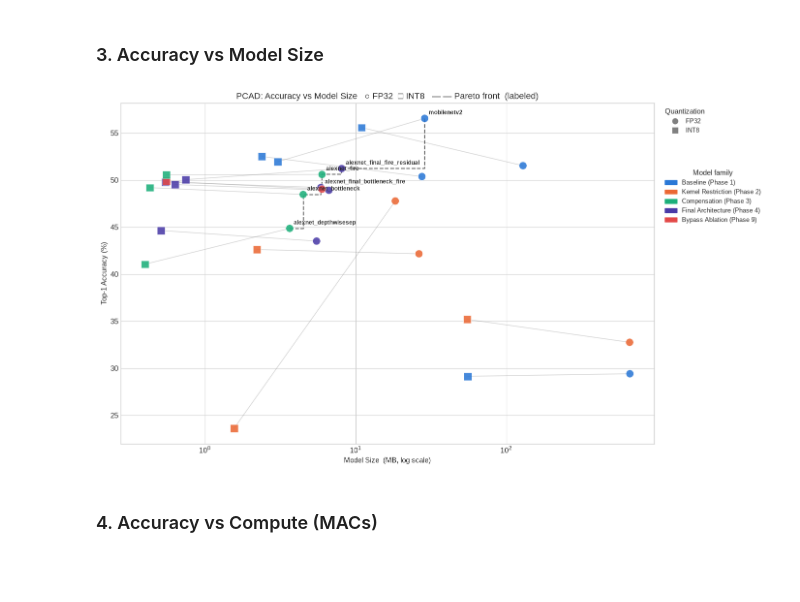
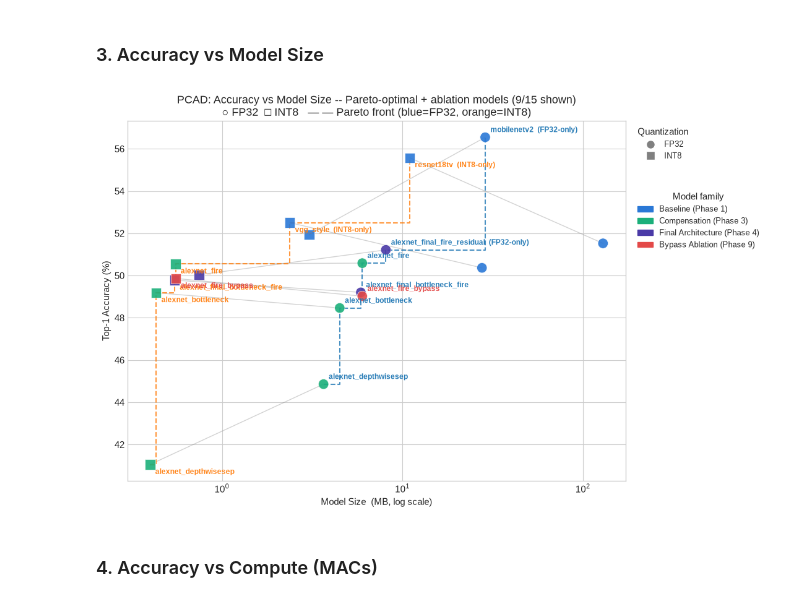
Before and after one commit to RafaelSdeS/dnn_study, a Jupyter notebook: notebooks/phase_9_pcad_bypass_ablation_analysis/phase9_ablation_analysis.ipynb, the cells around one changed output. Drawn from its saved outputs; the diff is of its cells as text; code cells hidden in the pictures; blank space fills up the shorter version.

```diff
--- a/notebooks/phase_9_pcad_bypass_ablation_analysis/phase9_ablation_analysis.ipynb
+++ b/notebooks/phase_9_pcad_bypass_ablation_analysis/phase9_ablation_analysis.ipynb
@@ -307,13 +307,30 @@ def pareto_front_mask(xs, ys):
 
 
 if not df_data.empty and all(c in df_data.columns for c in ["fp32_top1", "fp32_size_mb"]):
-    df_fp32 = df_data[df_data["fp32_top1"].notna() & df_data["fp32_size_mb"].notna()].copy()
-    df_int8 = df_data[df_data["int8_top1"].notna() & df_data["int8_size_mb"].notna()].copy()
+    df_fp32_all = df_data[df_data["fp32_top1"].notna() & df_data["fp32_size_mb"].notna()].copy()
+    df_int8_all = df_data[df_data["int8_top1"].notna() & df_data["int8_size_mb"].notna()].copy()
 
-    fig, ax = plt.subplots(figsize=(14, 8))
+    # FP32 and INT8 compress very differently (e.g. resnet18tv/vgg_style only
+    # lead post-quantization) -- so compute the two Pareto fronts separately.
+    fp32_pf_names, int8_pf_names = set(), set()
+    if len(df_fp32_all) >= 2:
+        mask = pareto_front_mask(df_fp32_all["fp32_size_mb"].values, df_fp32_all["fp32_top1"].values)
+        fp32_pf_names = set(df_fp32_all.loc[mask, "model_name"])
+    if len(df_int8_all) >= 2:
+        mask = pareto_front_mask(df_int8_all["int8_size_mb"].values, df_int8_all["int8_top1"].values)
+        int8_pf_names = set(df_int8_all.loc[mask, "model_name"])
 
-    # FP32 → INT8 connector lines
-    for fp32_idx, fp32_row in df_fp32.iterrows():
+    # Declutter: keep models Pareto-optimal in FP32 or INT8, plus the Phase 9
+    # bypass-ablation models regardless of dominance -- they're this notebook's subject.
+    ablation_names = set(df_data.loc[df_data["model_name"].map(model_category) == "ablation", "model_name"])
+    keep_names = fp32_pf_names | int8_pf_names | ablation_names
+    df_fp32 = df_fp32_all[df_fp32_all["model_name"].isin(keep_names)].copy()
+    df_int8 = df_int8_all[df_int8_all["model_name"].isin(keep_names)].copy()
+
+    fig, ax = plt.subplots(figsize=(11, 7))
+
+    # FP32 -> INT8 connector lines
+    for _, fp32_row in df_fp32.iterrows():
         int8_match = df_int8[df_int8["model_name"] == fp32_row["model_name"]]
         if not int8_match.empty:
             int8_row = int8_match.iloc[0]
@@ -321,49 +338,74 @@ if not df_data.empty and all(c in df_data.columns for c in ["fp32_top1", "fp32_s
                    [fp32_row["fp32_top1"], int8_row["int8_top1"]],
                    color="gray", lw=1, alpha=0.35, zorder=1)
 
-    # FP32 scatter (circles), INT8 scatter (squares) — both colored by model family
+    # FP32 scatter (circles), INT8 scatter (squares) -- colored by model family
     ax.scatter(df_fp32["fp32_size_mb"], df_fp32["fp32_top1"],
-               c=category_colors_for(df_fp32["model_name"]), marker="o", s=130,
-               zorder=3, edgecolors="white", lw=0.5, alpha=0.87)
+               c=category_colors_for(df_fp32["model_name"]), marker="o", s=140,
+               zorder=3, edgecolors="white", lw=0.5, alpha=0.9)
 
     if not df_int8.empty:
         ax.scatter(df_int8["int8_size_mb"], df_int8["int8_top1"],
-                   c=category_colors_for(df_int8["model_name"]), marker="s", s=130,
-                   zorder=3, edgecolors="white", lw=0.5, alpha=0.87)
+                   c=category_colors_for(df_int8["model_name"]), marker="s", s=140,
+                   zorder=3, edgecolors="white", lw=0.5, alpha=0.9)
 
-    # Pareto front (FP32) — and the only points we label, to keep the chart readable
-    if len(df_fp32) >= 2:
-        pf_mask = pareto_front_mask(df_fp32["fp32_size_mb"].values, df_fp32["fp32_top1"].values)
-        pf = df_fp32[pf_mask].sort_values("fp32_size_mb")
+    # FP32 Pareto front (blue dashed step) -- tag points that drop off the INT8 front
+    if len(fp32_pf_names) >= 2:
+        pf = df_fp32[df_fp32["model_name"].isin(fp32_pf_names)].sort_values("fp32_size_mb")
         ax.step(pf["fp32_size_mb"], pf["fp32_top1"], where="post",
-                color="black", lw=1.5, ls="--", alpha=0.6, zorder=2)
+                color=COLORS["fp32"], lw=1.5, ls="--", alpha=0.8, zorder=2)
         for _, row in pf.iterrows():
-            ax.annotate(row["model_name"], (row["fp32_size_mb"], row["fp32_top1"]),
+            tag = "" if row["model_name"] in int8_pf_names else "  (FP32-only)"
+            ax.annotate(row["model_name"] + tag, (row["fp32_size_mb"], row["fp32_top1"]),
                         xytext=(6, 6), textcoords="offset points", fontsize=8.5,
-                        fontweight="bold", alpha=0.9)
+                        fontweight="bold", color=COLORS["fp32"], alpha=0.95)
+
+    # INT8 Pareto front (orange dashed step) -- tag points that drop off the FP32 front
+    if len(int8_pf_names) >= 2:
+        pf = df_int8[df_int8["model_name"].isin(int8_pf_names)].sort_values("int8_size_mb")
+        ax.step(pf["int8_size_mb"], pf["int8_top1"], where="post",
+                color=COLORS["int8"], lw=1.5, ls="--", alpha=0.8, zorder=2)
+        for _, row in pf.iterrows():
+            tag = "" if row["model_name"] in fp32_pf_names else "  (INT8-only)"
+            ax.annotate(row["model_name"] + tag, (row["int8_size_mb"], row["int8_top1"]),
+                        xytext=(6, -11), textcoords="offset points", fontsize=8.5,
+                        fontweight="bold", color=COLORS["int8"], alpha=0.95)
+
+    # Ablation models aren't on either front -- label them directly (both quant stages)
+    # so they don't get lost among the unlabeled dominated points.
+    for _, row in df_fp32[df_fp32["model_name"].isin(ablation_names)].iterrows():
+        ax.annotate(row["model_name"], (row["fp32_size_mb"], row["fp32_top1"]),
+                    xytext=(6, 6), textcoords="offset points", fontsize=8.5,
+                    fontweight="bold", color=CATEGORY_COLORS["ablation"], alpha=0.95)
+    for _, row in df_int8[df_int8["model_name"].isin(ablation_names)].iterrows():
+        ax.annotate(row["model_name"], (row["int8_size_mb"], row["int8_top1"]),
+                    xytext=(6, -11), textcoords="offset points", fontsize=8.5,
+                    fontweight="bold", color=CATEGORY_COLORS["ablation"], alpha=0.95)
 
     ax.set_xscale("log")
     ax.set_xlabel("Model Size  (MB, log scale)")
     ax.set_ylabel("Top-1 Accuracy (%)")
-    ax.set_title("PCAD: Accuracy vs Model Size   ○ FP32  □ INT8   — — Pareto front  (labeled)")
+    ax.set_title(f"PCAD: Accuracy vs Model Size -- Pareto-optimal + ablation models "
+                 f"({len(keep_names)}/{len(df_fp32_all)} shown)\n"
+                 f"○ FP32  □ INT8   — — Pareto front (blue=FP32, orange=INT8)")
 
     marker_handles = [
         plt.Line2D([0], [0], marker="o", color="none", markerfacecolor="gray",
                    markeredgecolor="white", markersize=10, label="FP32"),
         plt.Line2D([0], [0], marker="s", color="none", markerfacecolor="gray",
                    markeredgecolor="white", markersize=10, label="INT8"),
     ]
     marker_legend = ax.legend(handles=marker_handles, loc="upper left", bbox_to_anchor=(1.01, 1), fontsize=9, title="Quantization")
     ax.add_artist(marker_legend)
-    ax.legend(handles=category_legend_handles(df_fp32["model_name"]), loc="upper left", bbox_to_anchor=(1.01, 0.82), fontsize=9, title="Model family")
+    ax.legend(handles=category_legend_handles(pd.concat([df_fp32["model_name"], df_int8["model_name"]])),
+              loc="upper left", bbox_to_anchor=(1.01, 0.82), fontsize=9, title="Model family")
 
     plt.tight_layout()
     plt.savefig(FIGURES_DIR / "pcad_accuracy_vs_size.png", dpi=150, bbox_inches="tight")
     plt.show()
 else:
     print("[skip] Missing accuracy or size columns")
 # %% [output]
-[figure, old version]
+[figure, new version]
 # %% [markdown]
 ### 4. Accuracy vs Compute (MACs)
 # %%
```
Also changed, not shown: parts of 7 cells of this notebook, 12 other files.
